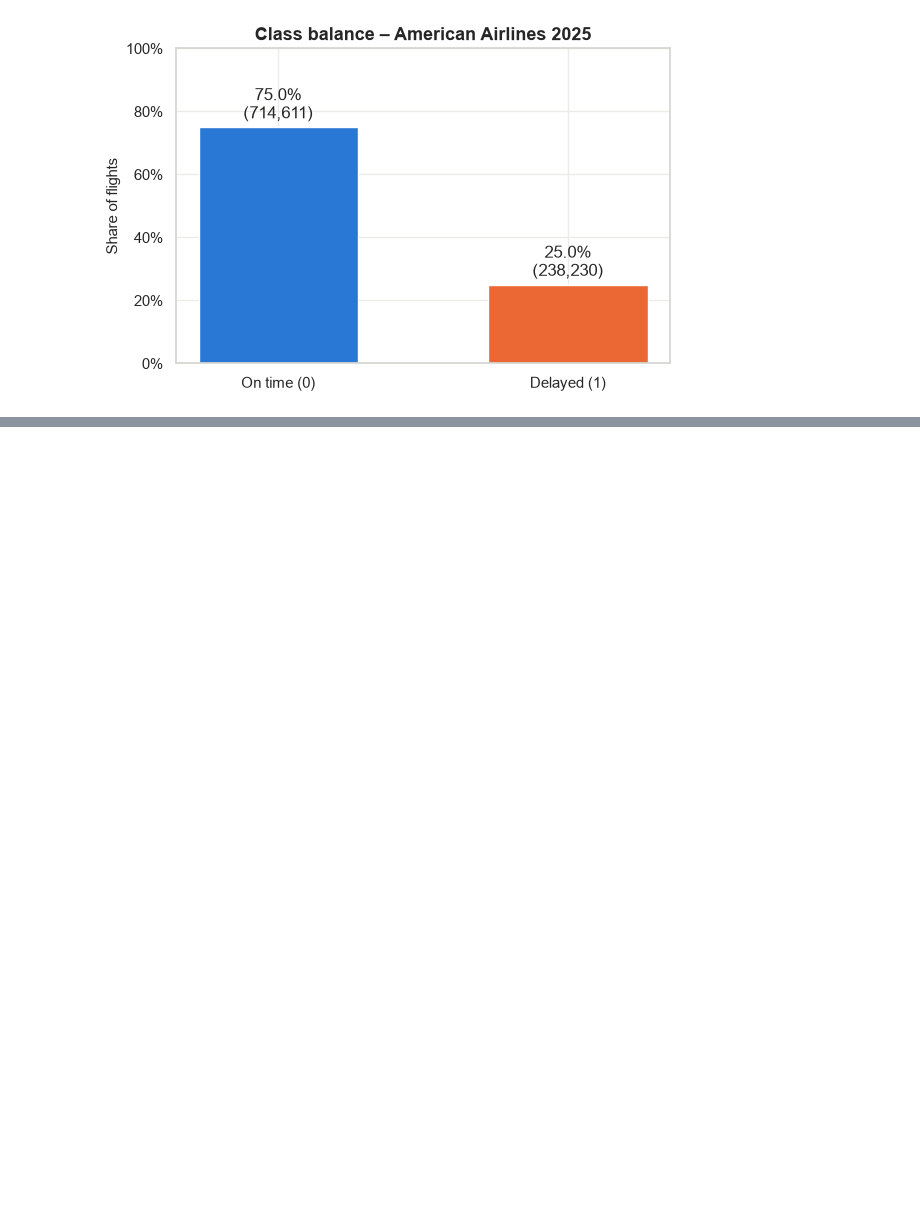
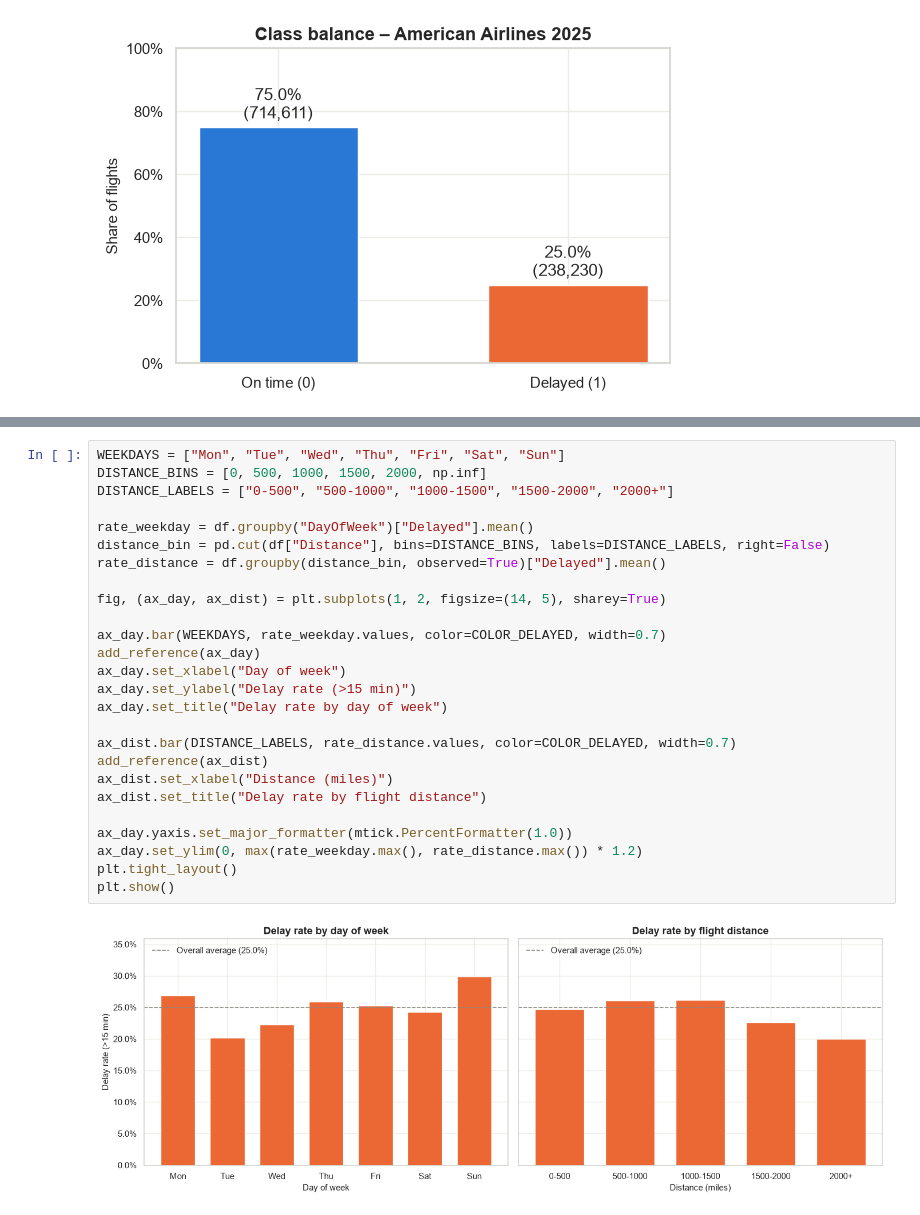
Before and after one commit to GustavDegn123/Airlines-Delay, a Jupyter notebook: flight_delay_prediction_aa.ipynb, the cells around one changed output, grey strips where cells are left out. Saved outputs shown, nothing was run; the diff lists cells and outputs as text; blank space fills up the shorter version.

```diff
--- a/flight_delay_prediction_aa.ipynb
+++ b/flight_delay_prediction_aa.ipynb
@@ -302,0 +391,28 @@ Saved cleaned_flights_aa.csv (952,841 rows, 9 columns)
+# %%
+WEEKDAYS = ["Mon", "Tue", "Wed", "Thu", "Fri", "Sat", "Sun"]
+DISTANCE_BINS = [0, 500, 1000, 1500, 2000, np.inf]
+DISTANCE_LABELS = ["0-500", "500-1000", "1000-1500", "1500-2000", "2000+"]
+
+rate_weekday = df.groupby("DayOfWeek")["Delayed"].mean()
+distance_bin = pd.cut(df["Distance"], bins=DISTANCE_BINS, labels=DISTANCE_LABELS, right=False)
+rate_distance = df.groupby(distance_bin, observed=True)["Delayed"].mean()
+
+fig, (ax_day, ax_dist) = plt.subplots(1, 2, figsize=(14, 5), sharey=True)
+
+ax_day.bar(WEEKDAYS, rate_weekday.values, color=COLOR_DELAYED, width=0.7)
+add_reference(ax_day)
+ax_day.set_xlabel("Day of week")
+ax_day.set_ylabel("Delay rate (>15 min)")
+ax_day.set_title("Delay rate by day of week")
+
+ax_dist.bar(DISTANCE_LABELS, rate_distance.values, color=COLOR_DELAYED, width=0.7)
+add_reference(ax_dist)
+ax_dist.set_xlabel("Distance (miles)")
+ax_dist.set_title("Delay rate by flight distance")
+
+ax_day.yaxis.set_major_formatter(mtick.PercentFormatter(1.0))
+ax_day.set_ylim(0, max(rate_weekday.max(), rate_distance.max()) * 1.2)
+plt.tight_layout()
+plt.show()
+# %% [output]
+[figure, added]
```
Also changed, not shown: parts of 23 cells of this notebook.
